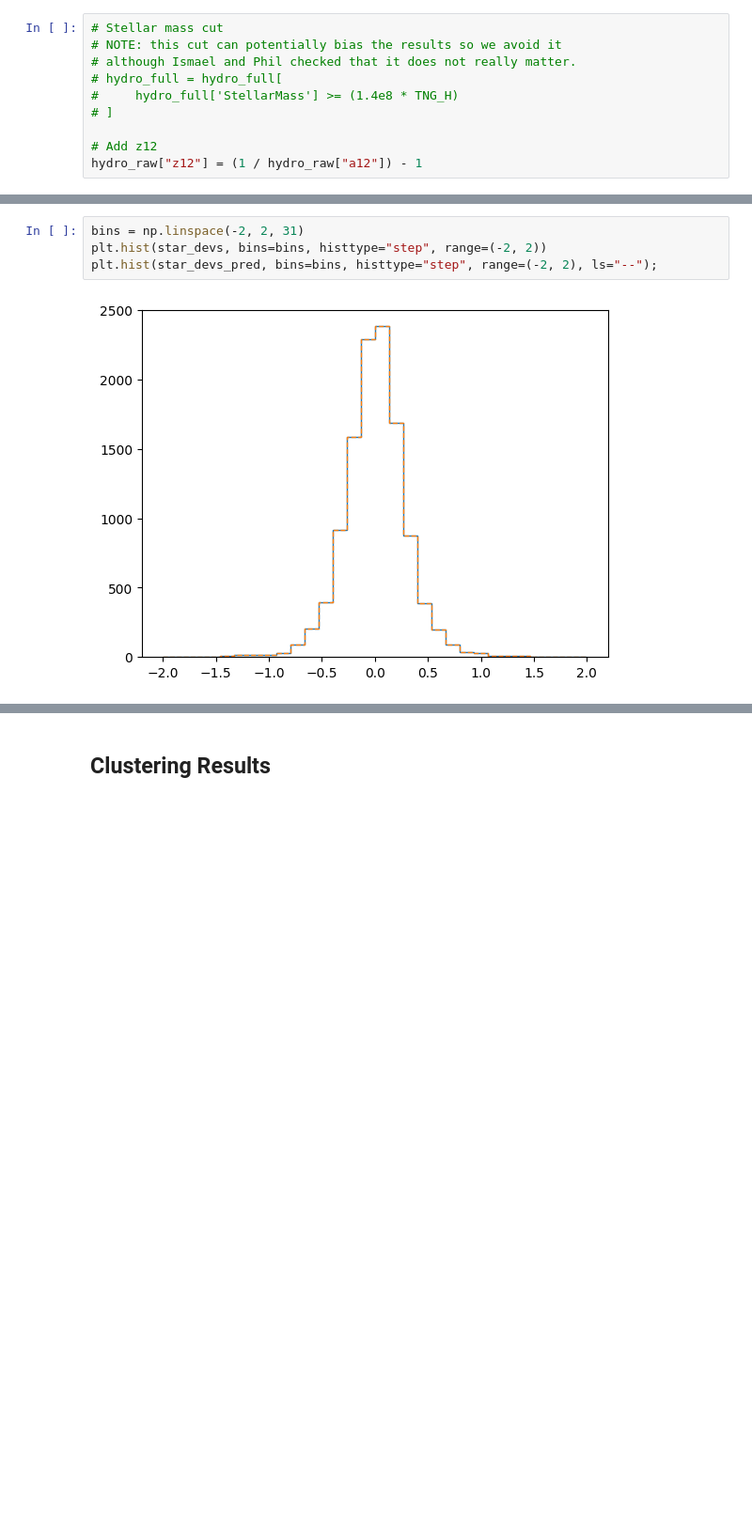
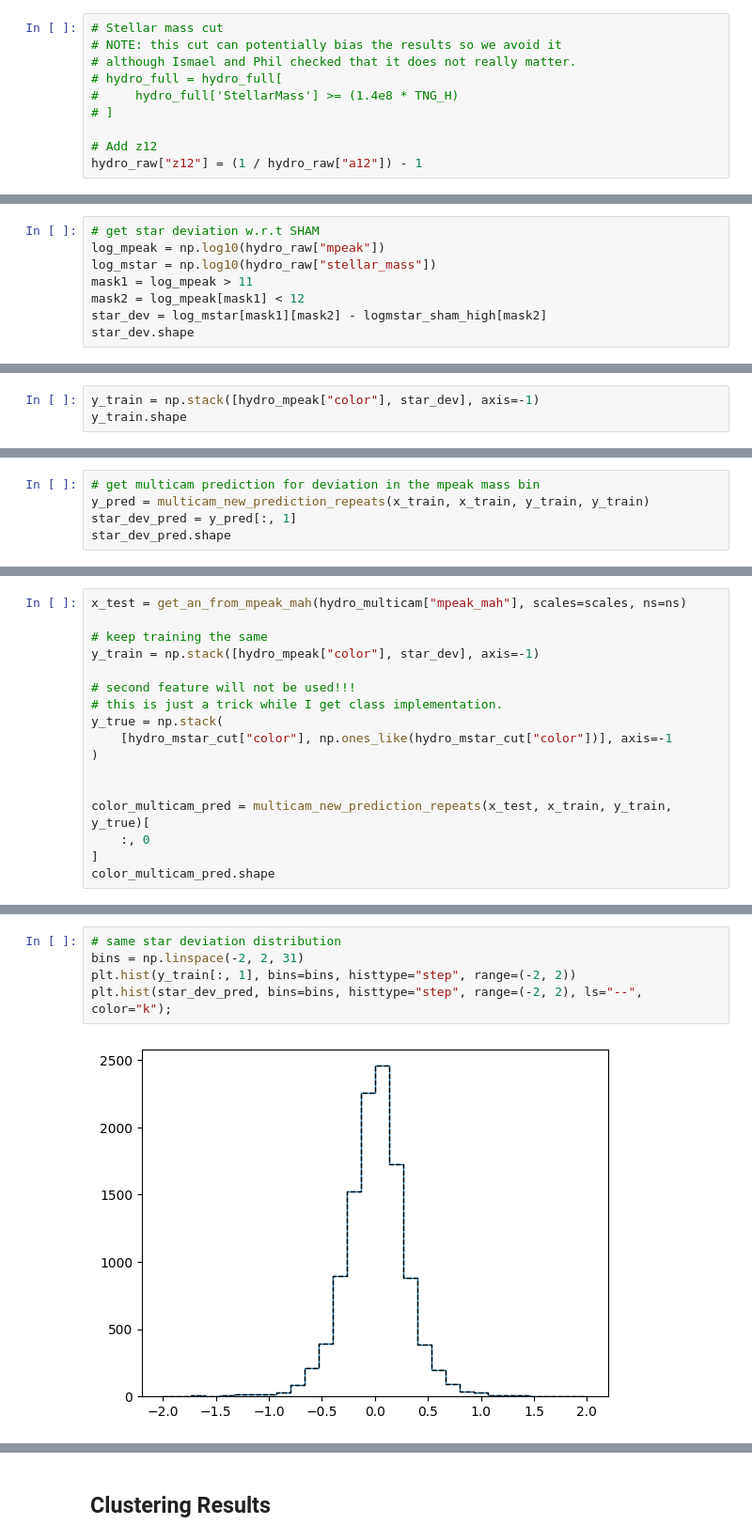
Before and after one commit to ismael-mendoza/multicam-tng-mah, a Jupyter notebook: notebooks/current/2026-03-03-multicam-clustering-mah-with-deviation.ipynb, the cells around one changed output, grey strips where cells are left out. Shown at 94% size. Saved outputs shown, nothing was run; the diff lists cells and outputs as text; blank space fills up the shorter version.

```diff
--- a/notebooks/current/2026-03-03-multicam-clustering-mah-with-deviation.ipynb
+++ b/notebooks/current/2026-03-03-multicam-clustering-mah-with-deviation.ipynb
@@ -128,0 +96,8 @@ star_devs_pred = y_pred[:, 1]
+# %%
+# get star deviation w.r.t SHAM
+log_mpeak = np.log10(hydro_raw["mpeak"])
+log_mstar = np.log10(hydro_raw["stellar_mass"])
+mask1 = log_mpeak > 11
+mask2 = log_mpeak[mask1] < 12
+star_dev = log_mstar[mask1][mask2] - logmstar_sham_high[mask2]
+star_dev.shape
@@ -128,0 +106,3 @@ star_devs_pred = y_pred[:, 1]
+# %%
+y_train = np.stack([hydro_mpeak["color"], star_dev], axis=-1)
+y_train.shape
@@ -128,0 +111,5 @@ star_devs_pred = y_pred[:, 1]
+# %%
+# get multicam prediction for deviation in the mpeak mass bin
+y_pred = multicam_new_prediction_repeats(x_train, x_train, y_train, y_train)
+star_dev_pred = y_pred[:, 1]
+star_dev_pred.shape
@@ -128,0 +126,17 @@ star_devs_pred = y_pred[:, 1]
+# %%
+x_test = get_an_from_mpeak_mah(hydro_multicam["mpeak_mah"], scales=scales, ns=ns)
+
+# keep training the same
+y_train = np.stack([hydro_mpeak["color"], star_dev], axis=-1)
+
+# second feature will not be used!!!
+# this is just a trick while I get class implementation.
+y_true = np.stack(
+    [hydro_mstar_cut["color"], np.ones_like(hydro_mstar_cut["color"])], axis=-1
+)
+
+
+color_multicam_pred = multicam_new_prediction_repeats(x_test, x_train, y_train, y_true)[
+    :, 0
+]
+color_multicam_pred.shape
@@ -129,6 +145,7 @@ star_devs_pred = y_pred[:, 1]
 # %%
+# same star deviation distribution
 bins = np.linspace(-2, 2, 31)
-plt.hist(star_devs, bins=bins, histtype="step", range=(-2, 2))
-plt.hist(star_devs_pred, bins=bins, histtype="step", range=(-2, 2), ls="--");
+plt.hist(y_train[:, 1], bins=bins, histtype="step", range=(-2, 2))
+plt.hist(star_dev_pred, bins=bins, histtype="step", range=(-2, 2), ls="--", color="k");
 # %% [output]
-[figure, old version]
+[figure, new version]
```
Also changed, not shown: parts of 29 cells of this notebook.
